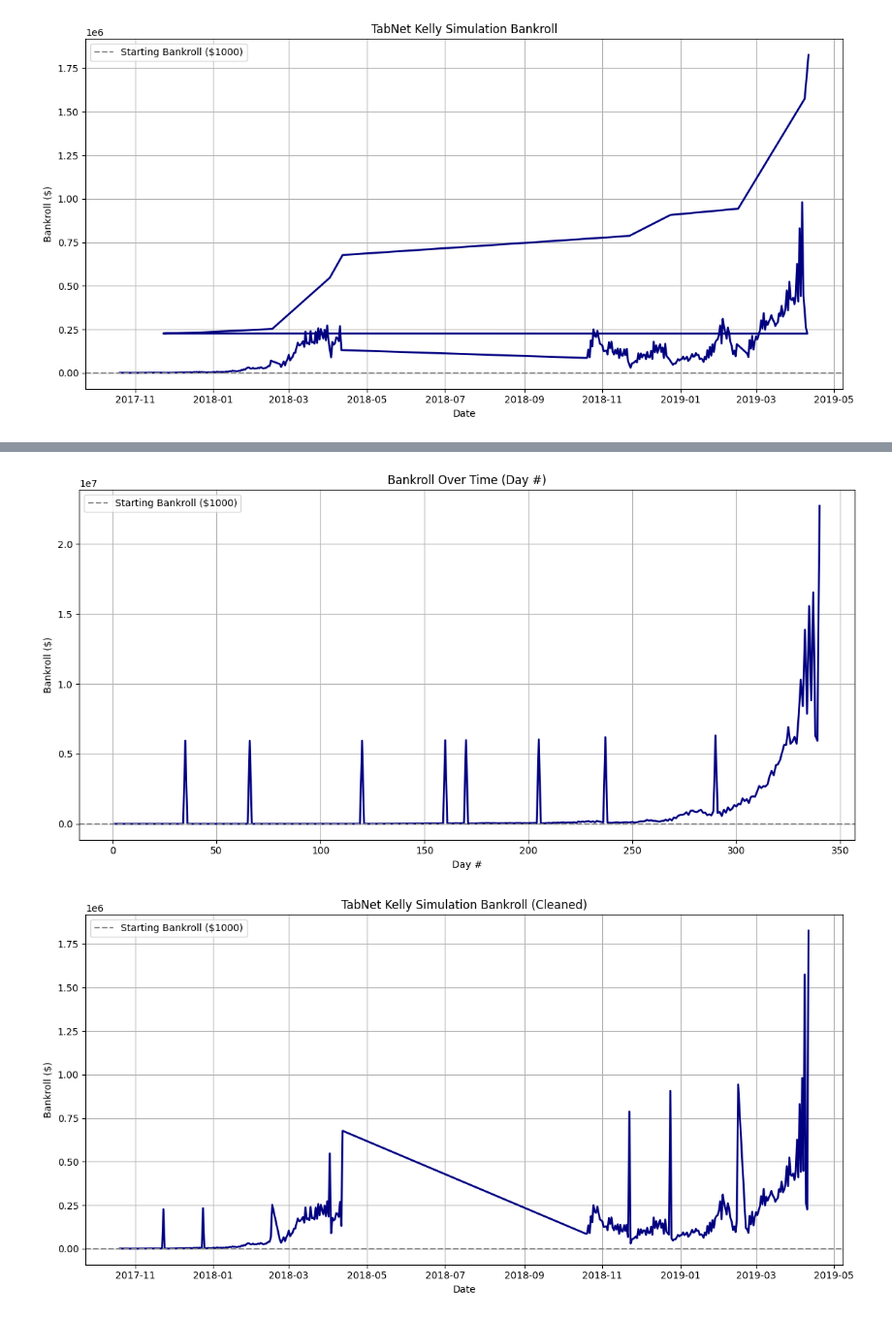
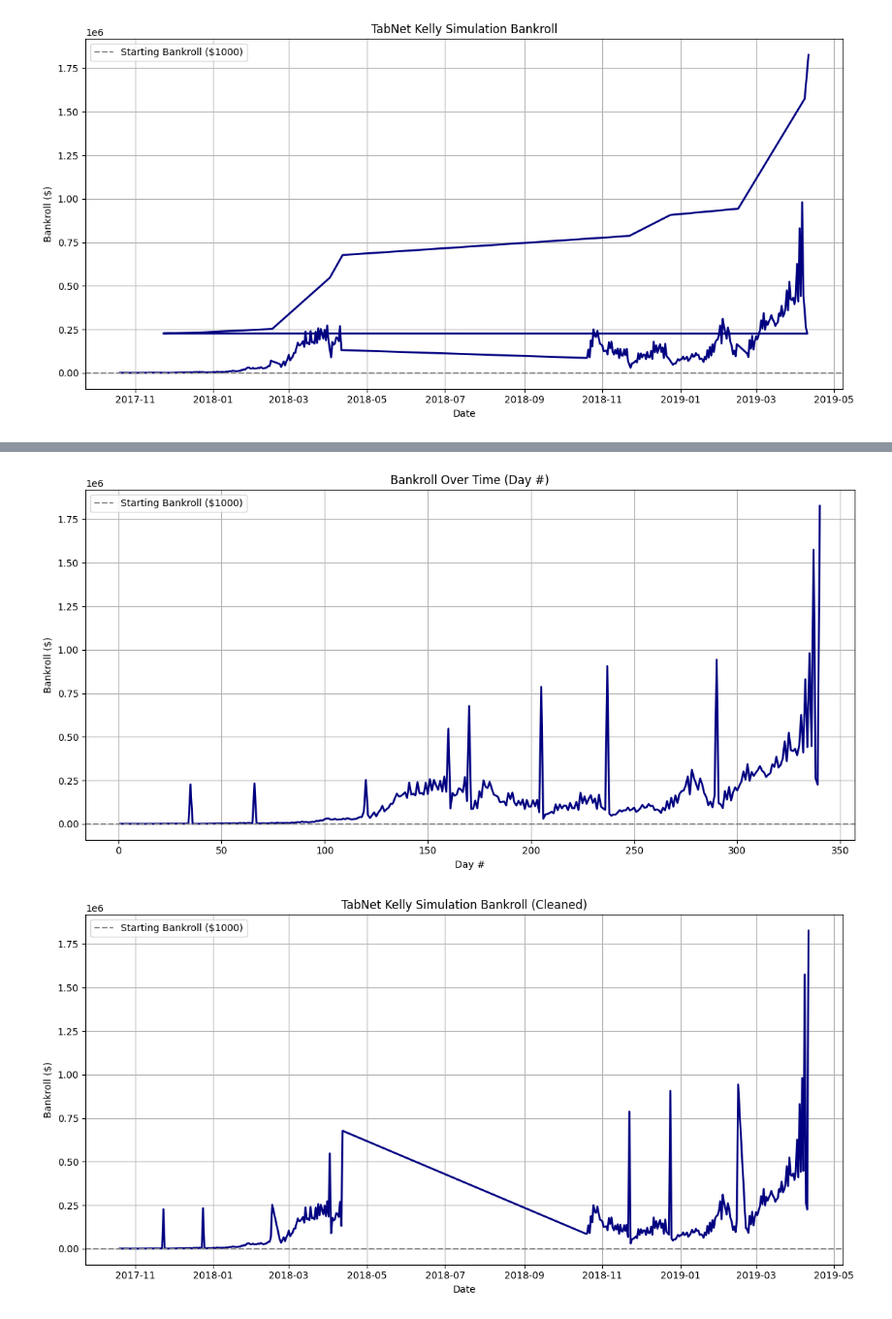
Before and after one commit to lathangregg/DL_project, a Jupyter notebook: notebooks/lathan2.ipynb, the cells around one changed output, grey strips where cells are left out. Shown at 97% size. Drawn from its saved outputs; the diff is of its cells as text; code cells hidden in the pictures.

```diff
--- a/notebooks/lathan2.ipynb
+++ b/notebooks/lathan2.ipynb
@@ -622,7 +847,7 @@ import pandas as pd
 import numpy as np
 from datetime import timedelta
 
-def simulate_tabnet_betting(tabnet_model, df_test_full, kelly_fraction=1/8, starting_bankroll=10):
+def simulate_tabnet_betting(tabnet_model, df_test_full, kelly_fraction=1/8, starting_bankroll=1000):
     df = df_test_full.copy()
 
     # Ensure correct types
@@ -656,7 +881,7 @@ def simulate_tabnet_betting(tabnet_model, df_test_full, kelly_fraction=1/8, star
     df["vegas_prob"] = moneyline_to_prob(df["odds"])
 
     # No bet if Vegas and model agree closely
-    df["should_bet"] = (df["predicted_prob"] - df["vegas_prob"]).abs() > 0.25
+    df["should_bet"] = (df["predicted_prob"] - df["vegas_prob"]).abs() > 0.02
     df["bet_on_cover"] = df["predicted_prob"] > df["vegas_prob"]
 
     # Sort chronologically
@@ -734,0 +1105,15 @@ def simulate_tabnet_betting(tabnet_model, df_test_full, kelly_fraction=1/8, star
+# %%
+# Run simulation
+tabnet_bankroll_kelly, tabnet_bets_kelly = simulate_model_betting(
+    tabnet_model, df_test_full, model_features, strategy="kelly"
+)
+
+# Check for logical contradiction
+bad_bets = tabnet_bets_kelly[
+    (tabnet_bets_kelly["ModelProb"] < tabnet_bets_kelly["VegasProb"]) &
+    (tabnet_bets_kelly["BetOnCover"] == True)
+]
+
+print(f"❗ Contradictory bets found: {len(bad_bets)}")
+if not bad_bets.empty:
+    print(bad_bets[["GameId", "ModelProb", "VegasProb", "BetOnCover"]].head())
@@ -801,29 +1246,29 @@ plot_bankroll_over_time(bankroll_df, title="TabNet Kelly Simulation Bankroll")
 # %%
 import matplotlib.pyplot as plt
 
 def plot_bankroll_by_day(bankroll_df, title="Bankroll Over Time (Day #)"):
     # Drop duplicate days if necessary (keep last bankroll value per day)
     df_plot = bankroll_df.sort_values("Date").drop_duplicates("Date", keep="last").reset_index(drop=True)
 
     # Assign day number
     df_plot["Day"] = range(1, len(df_plot) + 1)
 
     # Plot
     plt.figure(figsize=(12, 6))
     plt.plot(df_plot["Day"], df_plot["Bankroll"], color='navy', linewidth=2)
     plt.axhline(1000, color='gray', linestyle='--', label='Starting Bankroll ($1000)')
     plt.title(title)
     plt.xlabel("Day #")
     plt.ylabel("Bankroll ($)")
     plt.grid(True)
     plt.legend()
     plt.tight_layout()
     plt.show()
 
 # Example usage
-plot_bankroll_by_day(bankroll_df)
+plot_bankroll_by_day(tabnet_bankroll_kelly)
 # %% [output]
-[figure, old version]
+[figure, new version]
 # %%
 # Drop duplicate Date entries by keeping the last value (i.e., after all payouts processed)
 bankroll_df_unique = bankroll_df.sort_values("Date").drop_duplicates("Date", keep="last")
```
Also changed, not shown: parts of 21 cells of this notebook, 3 other files.
